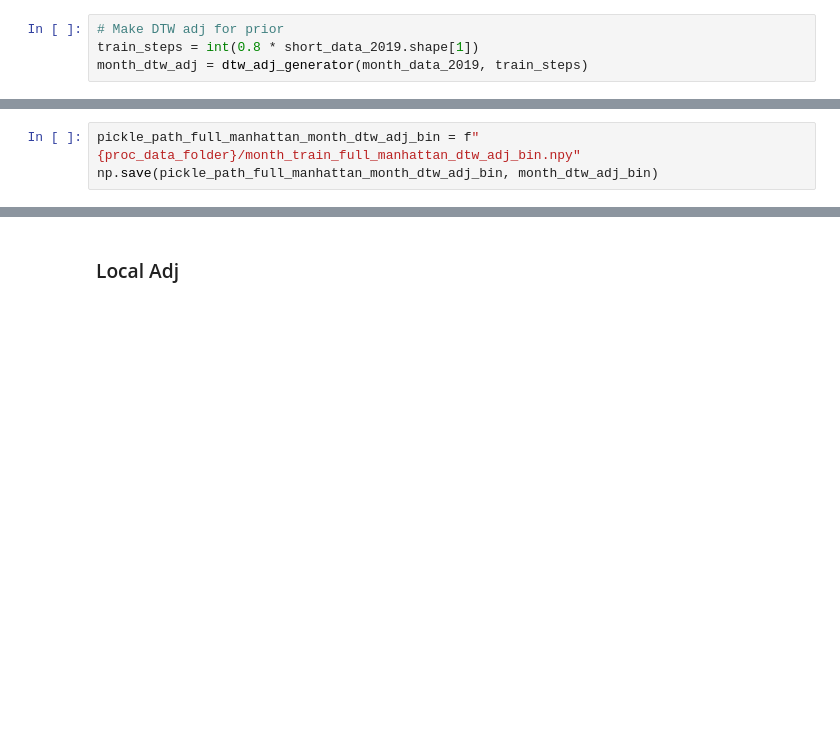
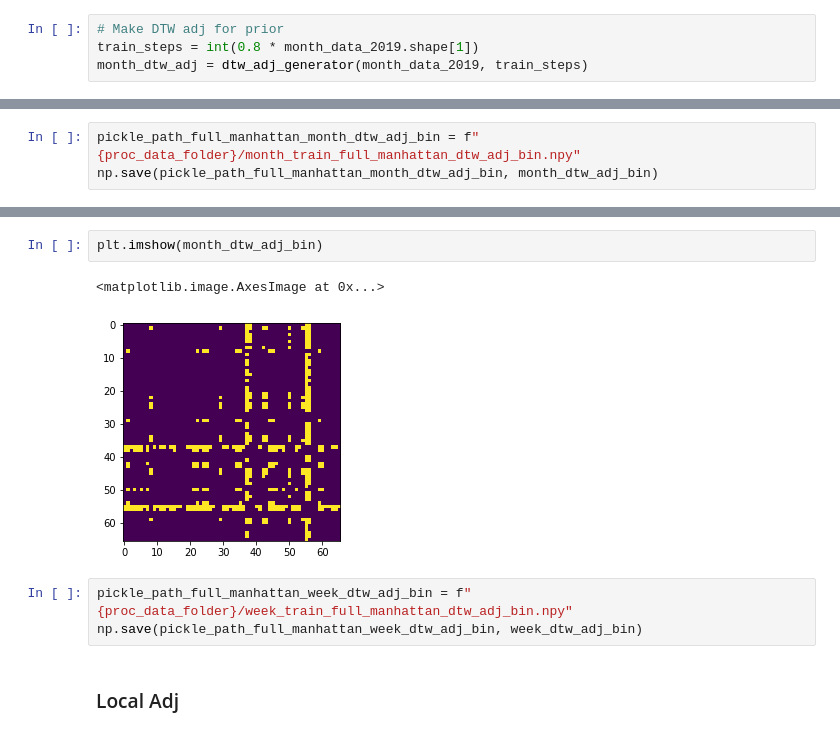
Before and after one commit to MathiasNT/NRI_for_Transport, a Jupyter notebook: notebooks/NYC_taxi_manhattan_preprocess.ipynb, the cells around one changed output, grey strips where cells are left out. Saved outputs shown, nothing was run; the diff lists cells and outputs as text; blank space fills up the shorter version.

```diff
--- a/notebooks/NYC_taxi_manhattan_preprocess.ipynb
+++ b/notebooks/NYC_taxi_manhattan_preprocess.ipynb
@@ -270,7 +246,7 @@ np.save(pickle_path_full_manhattan_short_year_dtw_adj_bin, dtw_adj_bin)
 #### month version
 # %%
 # Make DTW adj for prior
-train_steps = int(0.8 * short_data_2019.shape[1])
+train_steps = int(0.8 * month_data_2019.shape[1])
 month_dtw_adj = dtw_adj_generator(month_data_2019, train_steps)
 # %%
 plt.imshow(month_dtw_adj)
@@ -294,3 +287,11 @@ np.save(pickle_path_full_manhattan_month_dtw_adj_bin, month_dtw_adj_bin)
+# %%
+plt.imshow(month_dtw_adj_bin)
+# %% [output]
+<matplotlib.image.AxesImage at 0x...>
+[figure, added]
+# %%
+pickle_path_full_manhattan_week_dtw_adj_bin = f"{proc_data_folder}/week_train_full_manhattan_dtw_adj_bin.npy"
+np.save(pickle_path_full_manhattan_week_dtw_adj_bin, week_dtw_adj_bin)
 # %% [markdown]
 ### Local Adj
 # %%
```
Also changed, not shown: parts of 11 cells of this notebook, 2 other files.
